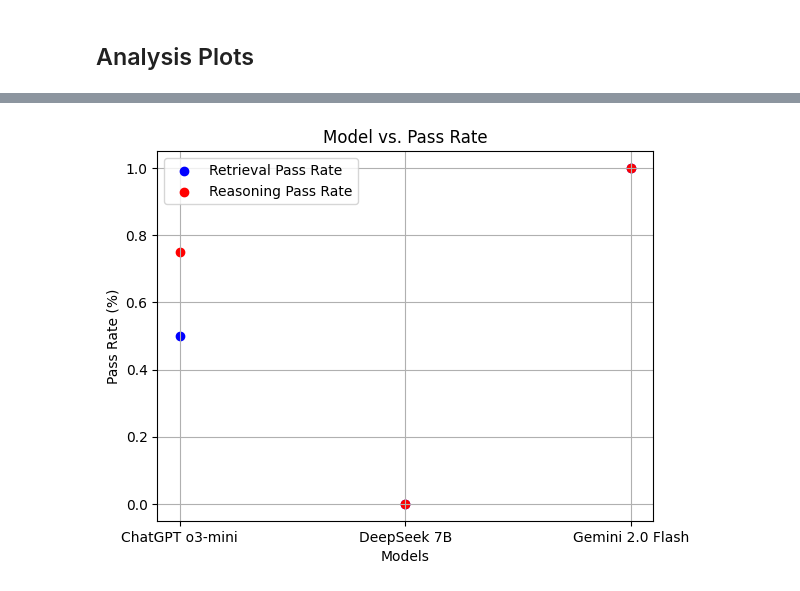
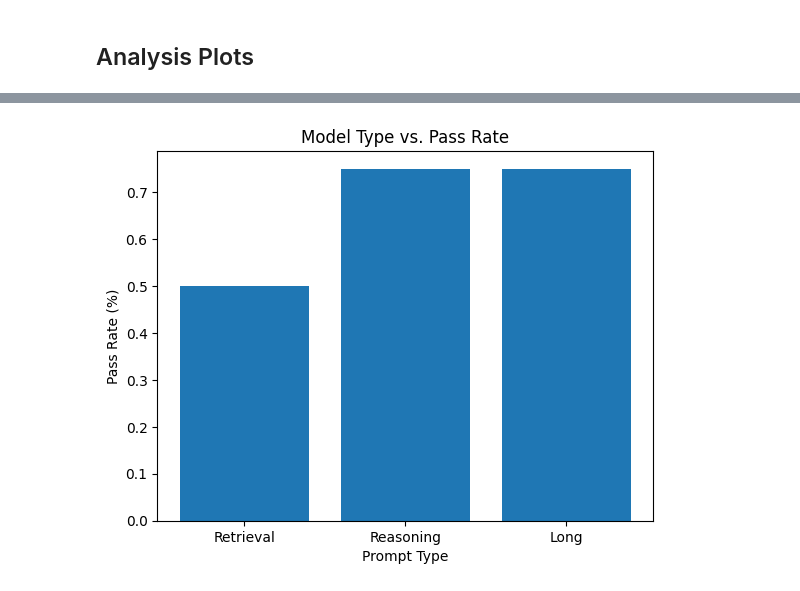
Before and after one commit to FardinHaque60/cmpe_187_ai_testing, a Jupyter notebook: prompt_tests.ipynb, the cells around one changed output, grey strips where cells are left out. Drawn from its saved outputs; the diff is of its cells as text; code cells hidden in the pictures.

Commit message:
added config for testing on just gpt + long prompts

```diff
--- a/prompt_tests.ipynb
+++ b/prompt_tests.ipynb
@@ -200,15 +296,17 @@ reasoning test results:
 # %%
 import matplotlib.pyplot as plt
 
-models = ["ChatGPT o3-mini", "DeepSeek 7B", "Gemini 2.0 Flash"]
-avg_retrieval_time = []
-avg_reasoning_time = []
-for ret_time in retrieval_times:
-    avg_retrieval_time.append(sum(ret_time)/len(ret_time))
+prompt_types = ["Retrieval", "Reasoning", "Long"]
+avg_retrieval_time = sum(retrieval_times)/len(retrieval_times)
+avg_reasoning_time = sum(reasoning_times)/len(reasoning_times)
+avg_long_time = sum(long_times)/len(long_times)
 
-for rea_time in reasoning_times:
-    avg_reasoning_time.append(sum(rea_time)/len(rea_time))
+print("ChatGPT 03-mini average inference times:")
+print(f"retrieval time: {avg_retrieval_time}")
+print(f"reasoning time: {avg_reasoning_time}")
+print(f"long prompt time: {avg_long_time}")
 
+'''
 # Plotting
 plt.scatter(models, avg_retrieval_time, marker='o', color='b', label='Avg Retrieval Time')
 plt.scatter(models, avg_reasoning_time, marker='o', color='r', label='Avg Reasoning Time')
@@ -222,4 +320,5 @@ plt.title('Model vs. Inference Time Plot')
 plt.grid(True)
 plt.legend()
 plt.show()
+'''
 # %% [output]
@@ -227,45 +330,23 @@ plt.show()
 # %%
-retrieval_pass_results = [
-    [False, True, False, True],
-    [False, False, False, False],
-    [True, True, True, True]
+retrieval_pass_results = [0, 1, 0, 1]
+reasoning_pass_results = [1, 1, 1, 0]
+long_prompt_pass_results = [1, 1, 0, 1]
+
+pass_rates = [
+    sum(retrieval_pass_results)/len(retrieval_pass_results),
+    sum(reasoning_pass_results)/len(reasoning_pass_results),
+    sum(long_prompt_pass_results)/len(long_prompt_pass_results)
 ]
 
-reasoning_pass_results = [
-    [True, True, True, False],
-    [False, False, False, False],
-    [True, True, True, True]
-]
-
-retrieval_pass_rate = []
-reasoning_pass_rate = []
-
-for results in retrieval_pass_results:
-    count = 0
-    for res in results:
-        if (res):
-            count += 1
-    retrieval_pass_rate.append(count/len(results))
-
-for results in reasoning_pass_results:
-    count = 0
-    for res in results:
-        if (res):
-            count += 1
-    reasoning_pass_rate.append(count/len(results))
-
 # Plotting
-plt.scatter(models, retrieval_pass_rate, marker='o', color='b', label='Retrieval Pass Rate')
-plt.scatter(models, reasoning_pass_rate, marker='o', color='r', label='Reasoning Pass Rate')
+plt.bar(prompt_types, pass_rates)
 
 # Adding labels and title
-plt.xlabel('Models')
+plt.xlabel('Prompt Type')
 plt.ylabel('Pass Rate (%)')
-plt.title('Model vs. Pass Rate')
+plt.title('Model Type vs. Pass Rate')
 
 # Show the plot
-plt.grid(True)
-plt.legend()
 plt.show()
 # %% [output]
-[figure, old version]
+[figure, new version]
```
Also changed, not shown: parts of 5 cells of this notebook.
